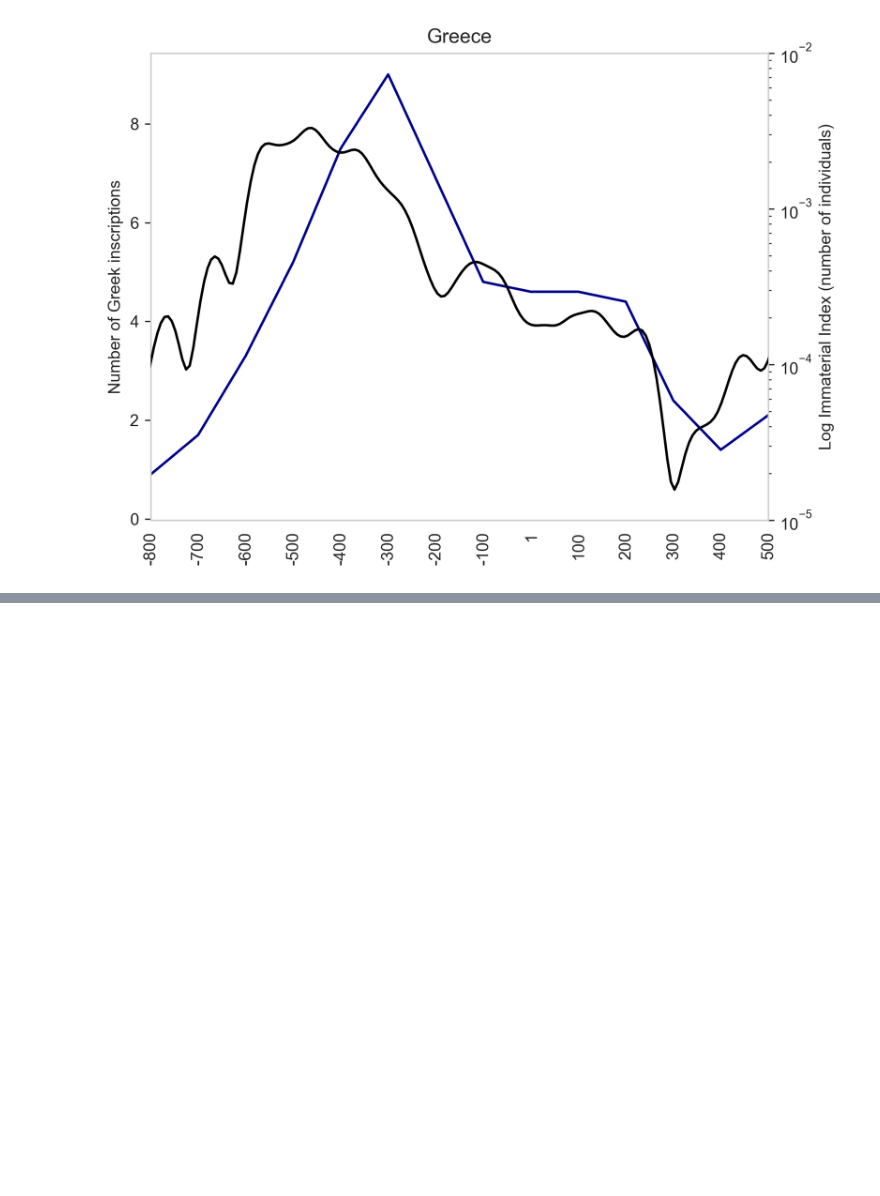
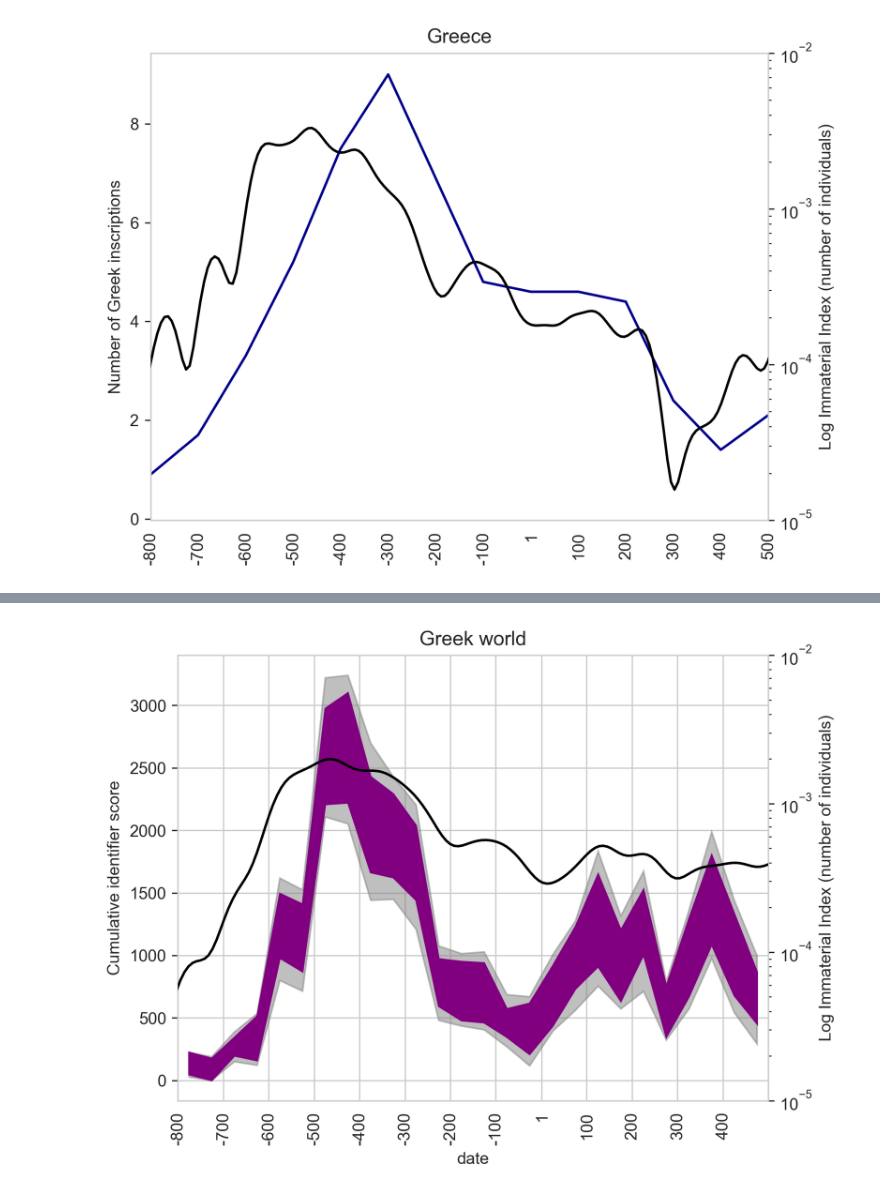
Before and after one commit to kasev/cultura_project, a Jupyter notebook: ancient_mediterranean/ancient_mediterranean_explorations.ipynb, the cells around one changed output, grey strips where cells are left out. Cells and saved outputs as stored; diff of their text form; code cells hidden in the pictures; blank space fills up the shorter version.

```diff
--- a/ancient_mediterranean/ancient_mediterranean_explorations.ipynb
+++ b/ancient_mediterranean/ancient_mediterranean_explorations.ipynb
@@ -586,0 +604,5 @@ fig.savefig("am_figures/greece_cultura&DI.png")
+# %%
+def combine_individual_scores(timeblock_df):
+    return timeblock_df["identifier_score"].sum()
+
+cumulative_identifier_score = tempun.sim_data_by_function(cultura_greek_world, 100, [-800, 500, 50], combine_individual_scores)
@@ -586,0 +629,23 @@ fig.savefig("am_figures/greece_cultura&DI.png")
+# %%
+fig, ax1 = plt.subplots(dpi=300, tight_layout=True)
+
+tempun.plot_timeblocks_data(cumulative_identifier_score, color="purple", ax=ax1)
+ax1.set_xticks([el + 1 if el == 0 else el for el in range(-800, 500, 100)])
+ax1.set_xticklabels([el + 1 if el == 0 else el for el in range(-800, 500, 100)], rotation=90)
+ax1.set_xlabel("date")
+ax1.set_xlim(-800,500)
+ax1.set_ylabel("Cumulative identifier score")
+
+ax1.set_title("Greek world")
+
+ax2 = ax1.twinx()
+
+sns.kdeplot(cultura_greek_world['birthyear_plus35'], color='black', bw_adjust=0.4, ax=ax2, zorder=10)
+# Show the plot
+ax2.set_yscale('log')
+ax2.set_ylim(1e-5, 1e-2)
+ax2.set_ylabel("Log Immaterial Index (number of individuals)")
+ax2.set_xlabel("")
+ax2.grid(False) # turn off gridlines
+# %% [output]
+[figure, added]
```
Also changed, not shown: parts of 5 cells of this notebook, 1 other file.
